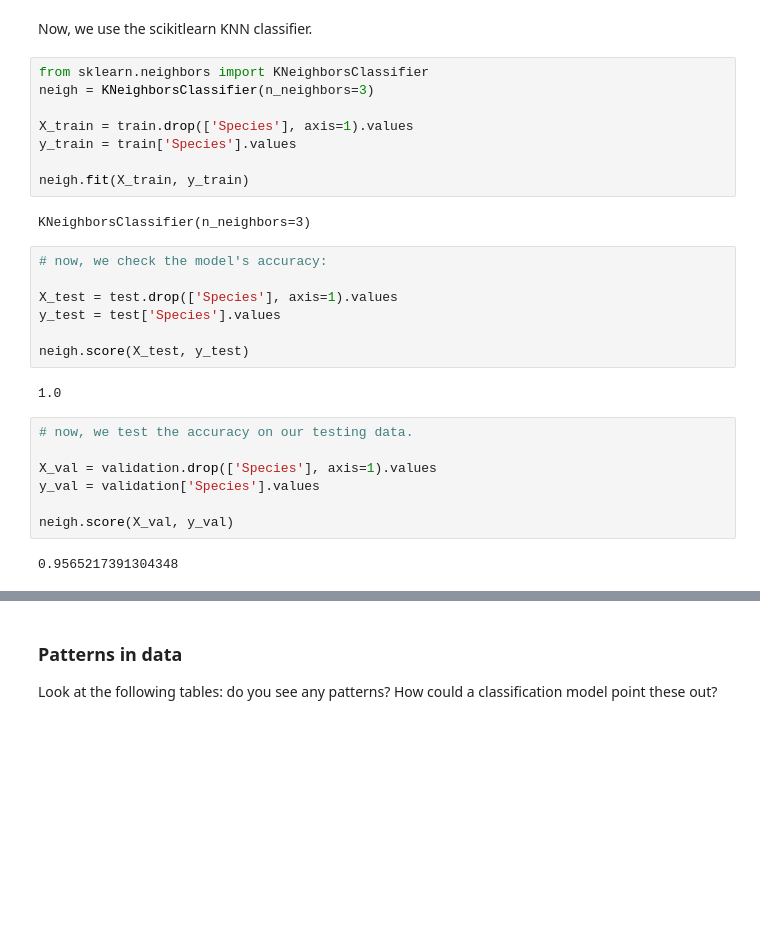
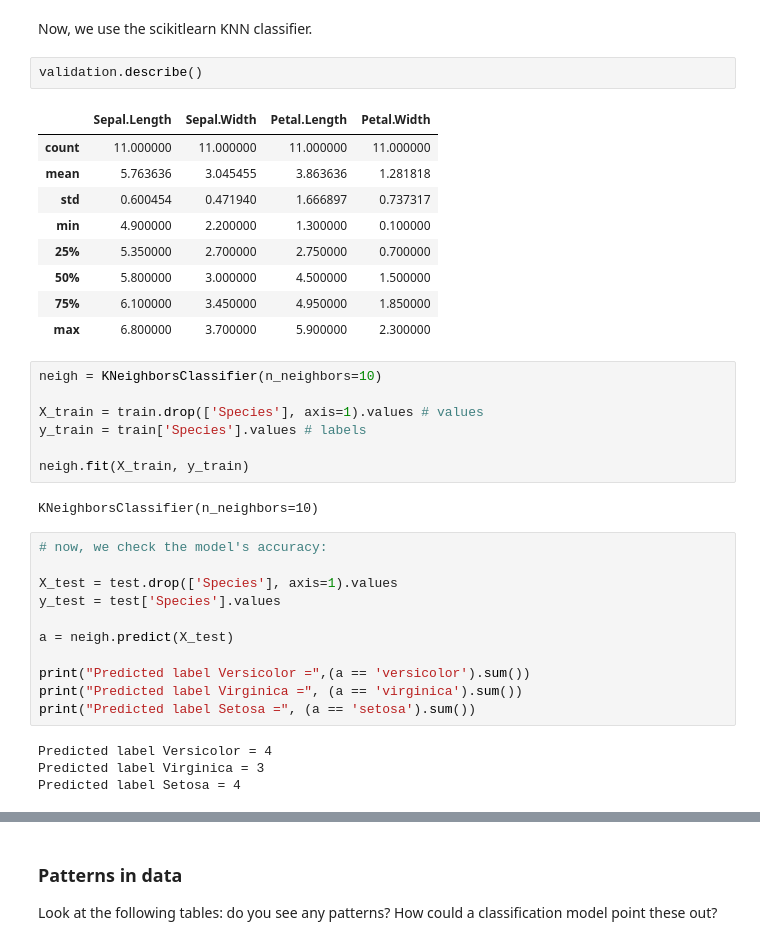
Before and after one commit to UVADS/DS-3001, a Jupyter notebook: 04_ML_Concepts_I_Foundations/ML1_inclass.ipynb, the cells around one changed output, grey strips where cells are left out. Saved outputs shown, nothing was run; the diff lists cells and outputs as text; blank space fills up the shorter version.

```diff
--- a/04_ML_Concepts_I_Foundations/ML1_inclass.ipynb
+++ b/04_ML_Concepts_I_Foundations/ML1_inclass.ipynb
@@ -43,30 +85,38 @@ test, validation = train_test_split(test, test_size=0.5, stratify=test.Species)
 # %% [markdown]
 Now, we use the scikitlearn KNN classifier.
+# %%
+validation.describe()
+# %% [output]
+|  | Sepal.Length | Sepal.Width | Petal.Length | Petal.Width |
+| count | 11.000000 | 11.000000 | 11.000000 | 11.000000 |
+| mean | 5.763636 | 3.045455 | 3.863636 | 1.281818 |
+| std | 0.600454 | 0.471940 | 1.666897 | 0.737317 |
+| min | 4.900000 | 2.200000 | 1.300000 | 0.100000 |
+| 25% | 5.350000 | 2.700000 | 2.750000 | 0.700000 |
+| 50% | 5.800000 | 3.000000 | 4.500000 | 1.500000 |
+| 75% | 6.100000 | 3.450000 | 4.950000 | 1.850000 |
+| max | 6.800000 | 3.700000 | 5.900000 | 2.300000 |
 # %%
-from sklearn.neighbors import KNeighborsClassifier
-neigh = KNeighborsClassifier(n_neighbors=3)
+neigh = KNeighborsClassifier(n_neighbors=10)
 
-X_train = train.drop(['Species'], axis=1).values
-y_train = train['Species'].values
+X_train = train.drop(['Species'], axis=1).values # values
+y_train = train['Species'].values # labels
 
 neigh.fit(X_train, y_train)
 # %% [output]
-KNeighborsClassifier(n_neighbors=3)
+KNeighborsClassifier(n_neighbors=10)
 # %%
 # now, we check the model's accuracy:
 
 X_test = test.drop(['Species'], axis=1).values
 y_test = test['Species'].values
 
-neigh.score(X_test, y_test)
+a = neigh.predict(X_test)
+
+print("Predicted label Versicolor =",(a == 'versicolor').sum())
+print("Predicted label Virginica =", (a == 'virginica').sum())
+print("Predicted label Setosa =", (a == 'setosa').sum())
 # %% [output]
-1.0
+Predicted label Versicolor = 4
+Predicted label Virginica = 3
+Predicted label Setosa = 4
-# %%
-# now, we test the accuracy on our testing data.
-
-X_val = validation.drop(['Species'], axis=1).values
-y_val = validation['Species'].values
-
-neigh.score(X_val, y_val)
-# %% [output]
-0.9565217391304348
```
Also changed, not shown: parts of 6 cells of this notebook.
